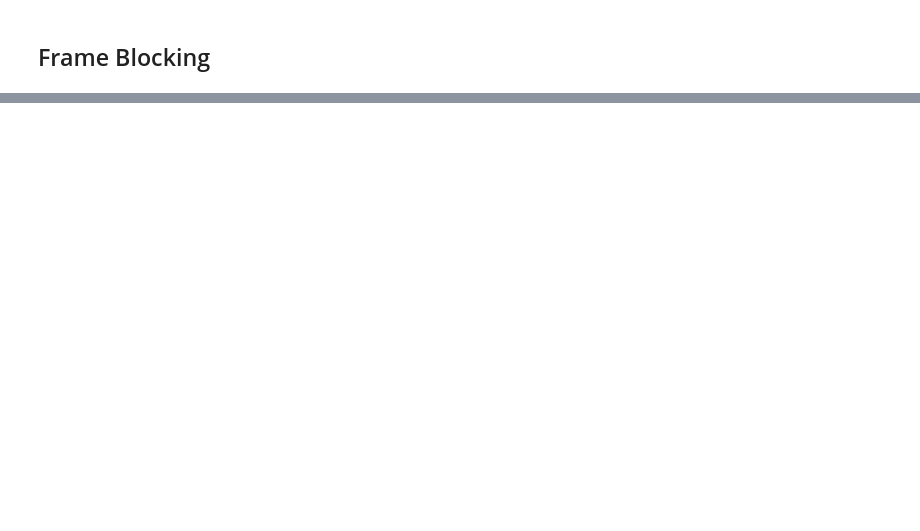
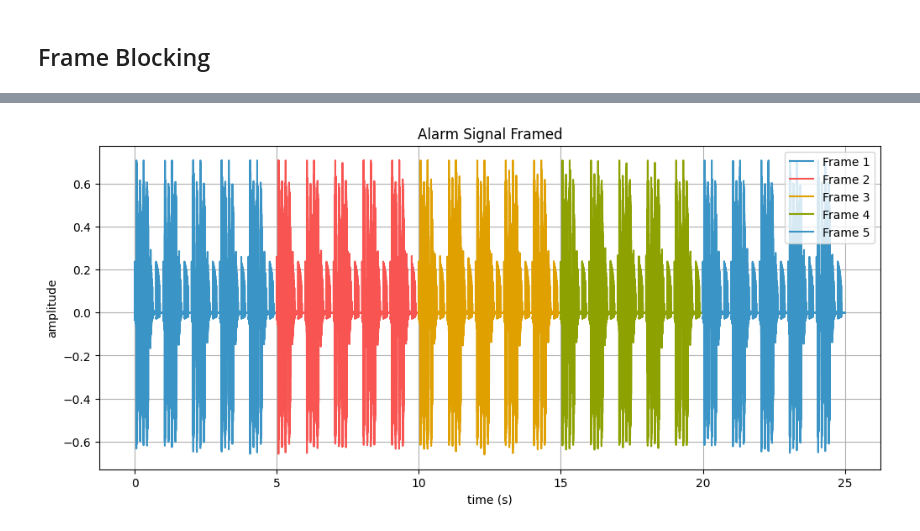
Before and after one commit to Fsyahputra/Pengolahan-Sinyal-Digital, a Jupyter notebook: Praktikum/percobaan2.ipynb, the cells around one changed output, grey strips where cells are left out. Saved outputs shown, nothing was run; the diff lists cells and outputs as text; code cells hidden in the pictures; blank space fills up the shorter version.

```diff
--- a/Praktikum/percobaan2.ipynb
+++ b/Praktikum/percobaan2.ipynb
@@ -250,0 +258,5 @@ alarm, sr = librosa.load('./alarm.wav', sr=None)
+# %%
+t = np.arange(0, len(alarm)/sr, 1/sr)
+# %%
+framed_alarms = librosa.util.frame(alarm, frame_length=5*sr, hop_length=4*sr).T
+framed_ts = librosa.util.frame(t, frame_length=5*sr, hop_length=5*sr).T
@@ -250,0 +268,12 @@ alarm, sr = librosa.load('./alarm.wav', sr=None)
+# %%
+fig, ax = plt.subplots()
+fig.set_size_inches(12, 5)
+for i, (frame, t_frame) in enumerate(zip(framed_alarms, framed_ts)):
+    color = next(color_cycle)
+    ax.plot(t_frame, frame, color=color, label=f'Frame {i+1}')
+    ax.set(xlabel='time (s)', ylabel='amplitude',
+       title='Alarm Signal Framed')
+    ax.legend()
+    ax.grid()
+# %% [output]
+[figure, added]
```
Also changed, not shown: parts of 17 cells of this notebook.
